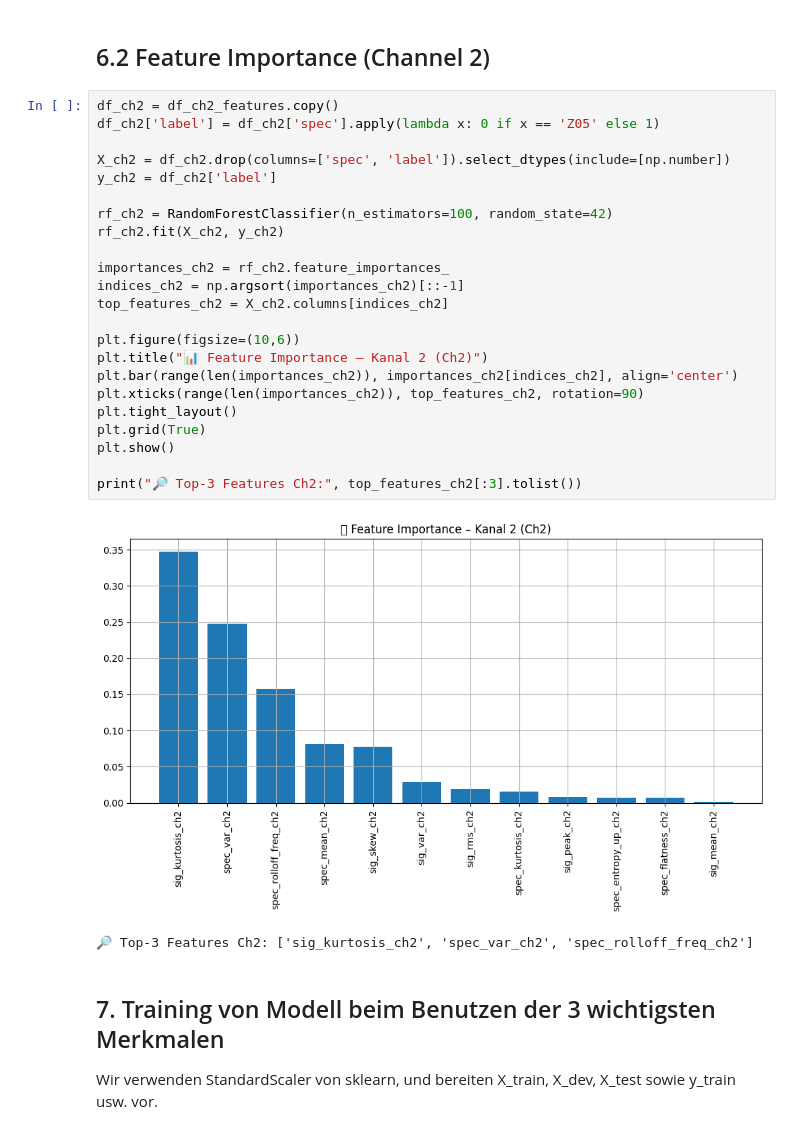
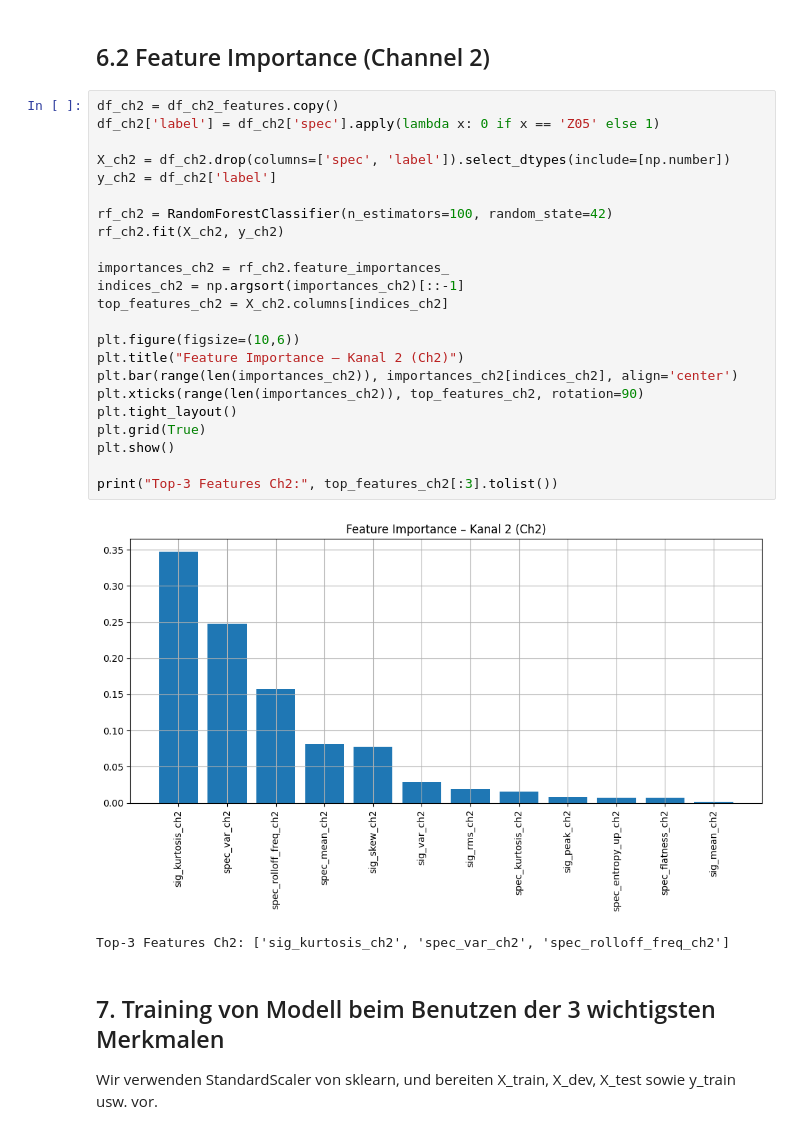
Before and after one commit to DmiPy/AI-in-material-diagnostics, a Jupyter notebook: SeminarAssignment3/main.ipynb, the cells around one changed output. Cells and saved outputs as stored; diff of their text form.

```diff
--- a/SeminarAssignment3/main.ipynb
+++ b/SeminarAssignment3/main.ipynb
@@ -556,29 +569,29 @@ print("🔎 Top-3 Features Ch1:", top_features_ch1[:3].tolist())
 # %%
 df_ch2 = df_ch2_features.copy()
 df_ch2['label'] = df_ch2['spec'].apply(lambda x: 0 if x == 'Z05' else 1)
 
 X_ch2 = df_ch2.drop(columns=['spec', 'label']).select_dtypes(include=[np.number])
 y_ch2 = df_ch2['label']
 
 rf_ch2 = RandomForestClassifier(n_estimators=100, random_state=42)
 rf_ch2.fit(X_ch2, y_ch2)
 
 importances_ch2 = rf_ch2.feature_importances_
 indices_ch2 = np.argsort(importances_ch2)[::-1]
 top_features_ch2 = X_ch2.columns[indices_ch2]
 
 plt.figure(figsize=(10,6))
-plt.title("📊 Feature Importance – Kanal 2 (Ch2)")
+plt.title("Feature Importance – Kanal 2 (Ch2)")
 plt.bar(range(len(importances_ch2)), importances_ch2[indices_ch2], align='center')
 plt.xticks(range(len(importances_ch2)), top_features_ch2, rotation=90)
 plt.tight_layout()
 plt.grid(True)
 plt.show()
 
-print("🔎 Top-3 Features Ch2:", top_features_ch2[:3].tolist())
+print("Top-3 Features Ch2:", top_features_ch2[:3].tolist())
 # %% [output]
-[figure, old version]
+[figure, new version]
-🔎 Top-3 Features Ch2: ['sig_kurtosis_ch2', 'spec_var_ch2', 'spec_rolloff_freq_ch2']
+Top-3 Features Ch2: ['sig_kurtosis_ch2', 'spec_var_ch2', 'spec_rolloff_freq_ch2']
 # %% [markdown]
 ## 7. Training von Modell beim Benutzen der 3 wichtigsten Merkmalen
 
```
Also changed, not shown: parts of 9 cells of this notebook.
